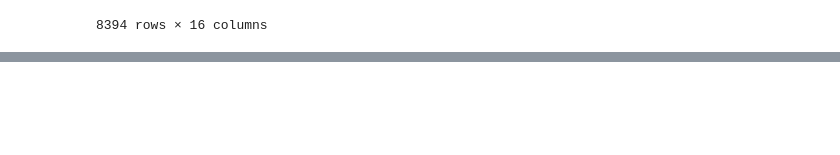
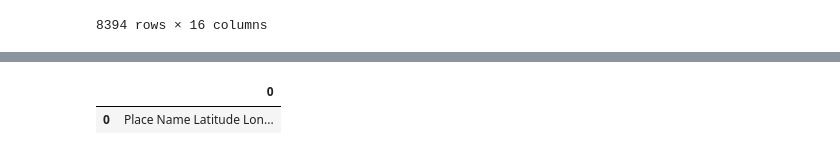
Before and after one commit to tah96/Career-Evaluation-Tool, a Jupyter notebook: geo_data_csvs/csv_cleaner.ipynb, the cells around one changed output, grey strips where cells are left out. Cells and saved outputs as stored; diff of their text form; code cells hidden in the pictures; blank space fills up the shorter version.

```diff
--- a/geo_data_csvs/csv_cleaner.ipynb
+++ b/geo_data_csvs/csv_cleaner.ipynb
@@ -348,0 +401,4 @@ state_data_clean.to_csv("cleaned_data/state_emp_data.csv", header=True)
+# %%
+url = "https://www.latlong.net/category/states-236-14.html"
+coords_table = pd.read_html(url)
+coords_table
@@ -348,0 +423,6 @@ state_data_clean.to_csv("cleaned_data/state_emp_data.csv", header=True)
+# %%
+coords_data = pd.DataFrame(coords_table)
+coords_data
+# %% [output]
+|  | 0 |
+| 0 | Place Name Latitude Lon... |
```
Also changed, not shown: parts of 7 cells of this notebook, 1 other file.
